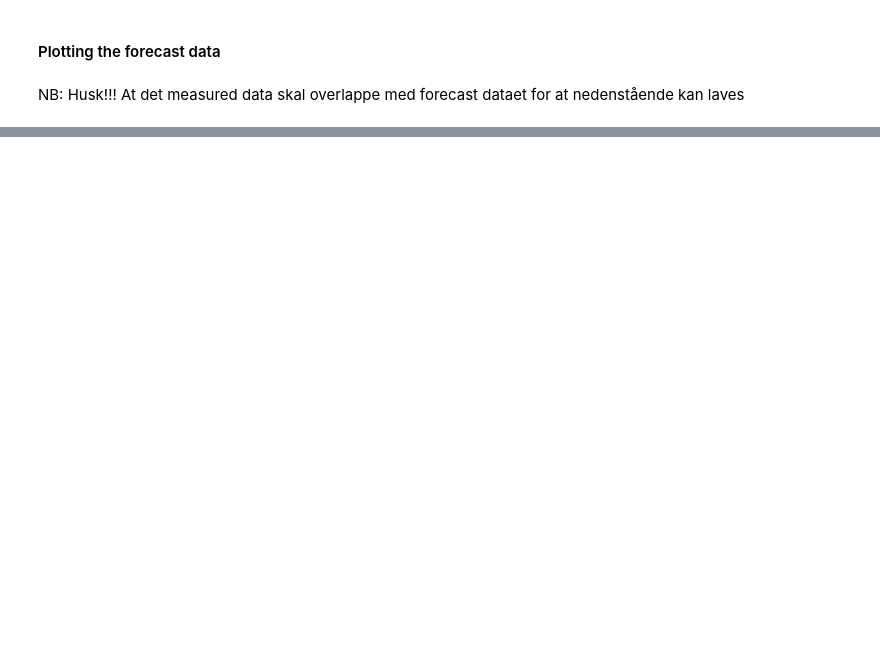
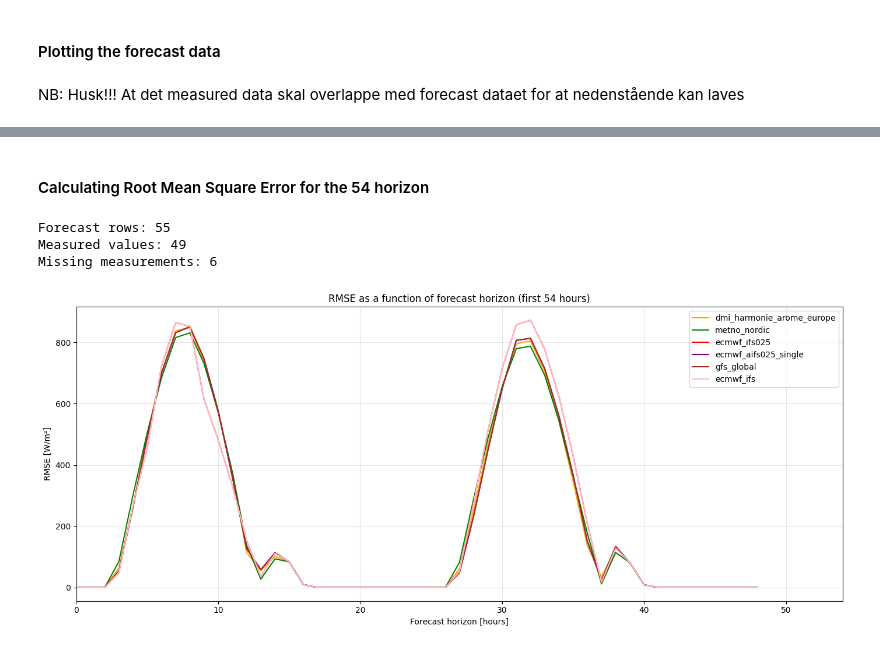
Before and after one commit to karlarye/Forecast-Solar-Assignment, a Jupyter notebook: assignment.ipynb, the cells around one changed output, grey strips where cells are left out. Drawn from its saved outputs; the diff is of its cells as text; code cells hidden in the pictures; blank space fills up the shorter version.

Commit message:
RMSEfor54horizon

```diff
--- a/assignment.ipynb
+++ b/assignment.ipynb
@@ -162,0 +185,52 @@ ValueError: No measured data between 2026-11-03 00:00:00+00:00 and 2026-11-05 05
+# %% [markdown]
+#### Calculating Root Mean Square Error for the 54 horizon
+# %%
+# Restrict to forecast horizons 0–54
+start = forecast_data_w9.index[0]
+end = start + pd.Timedelta(hours=54)
+
+fc = forecast_data_w9.loc[start:end].copy()
+
+# Select measurements matching forecast timestamps
+measured = dmi_data['ghi'].reindex(fc.index)
+
+# Define forecast horizons
+fc['forecast_horizon'] = np.arange(len(fc))
+
+# Check data
+print("Forecast rows:", len(fc))
+print("Measured values:", measured.notna().sum())
+print("Missing measurements:", measured.isna().sum())
+
+# Plot
+fig, ax = plt.subplots(figsize=(14, 6))
+
+for name, color in zip(col_names, colors):
+
+    squared_error = (measured - fc[name])**2
+
+    rmse_by_horizon = np.sqrt(
+        squared_error.groupby(fc['forecast_horizon']).mean()
+    )
+
+    ax.plot(
+        rmse_by_horizon.index,
+        rmse_by_horizon.values,
+        label=name,
+        color=color
+    )
+
+ax.set_xlabel('Forecast horizon [hours]')
+ax.set_ylabel('RMSE [W/m²]')
+ax.set_title('RMSE as a function of forecast horizon (first 54 hours)')
+ax.set_xlim(0, 54)
+ax.legend()
+ax.grid(alpha=0.3)
+
+plt.tight_layout()
+plt.show()
+# %% [output]
+Forecast rows: 55
+Measured values: 49
+Missing measurements: 6
+[figure, added]
```
Also changed, not shown: parts of 7 cells of this notebook, 1 other file.
